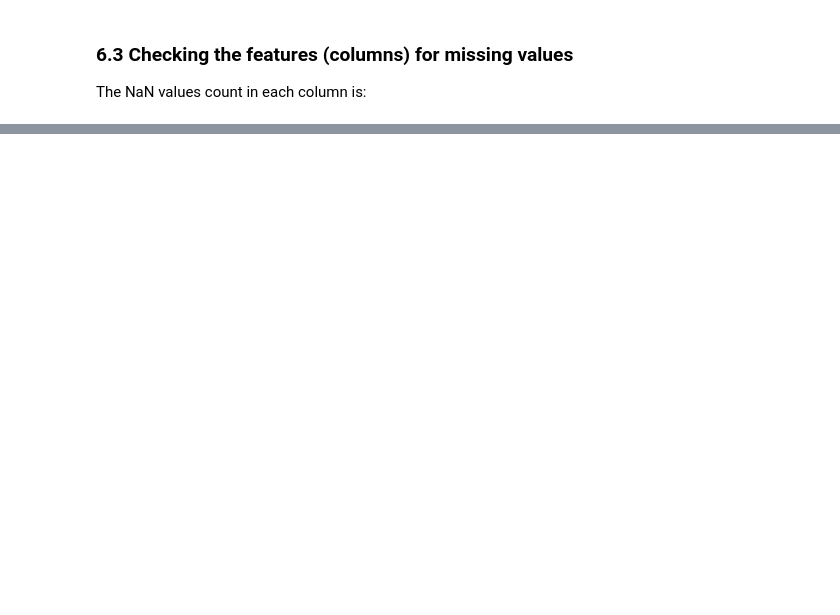
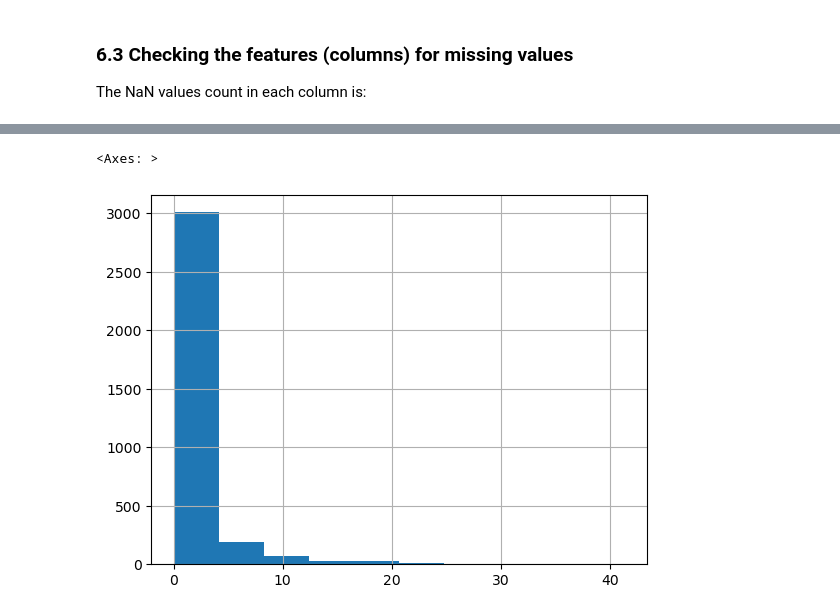
Before and after one commit to KleinerToaster/co2_prediction_countries, a Jupyter notebook: notebook/co2_dataPreperation.ipynb, the cells around one changed output, grey strips where cells are left out. Cells and saved outputs as stored; diff of their text form; code cells hidden in the pictures; blank space fills up the shorter version.

```diff
--- a/notebook/co2_dataPreperation.ipynb
+++ b/notebook/co2_dataPreperation.ipynb
@@ -769,0 +1263,5 @@ dtype: int64
+# %%
+all_vars_clean2['forest_depl_perc'].hist()
+# %% [output]
+<Axes: >
+[figure, added]
```
Also changed, not shown: parts of 48 cells of this notebook.
